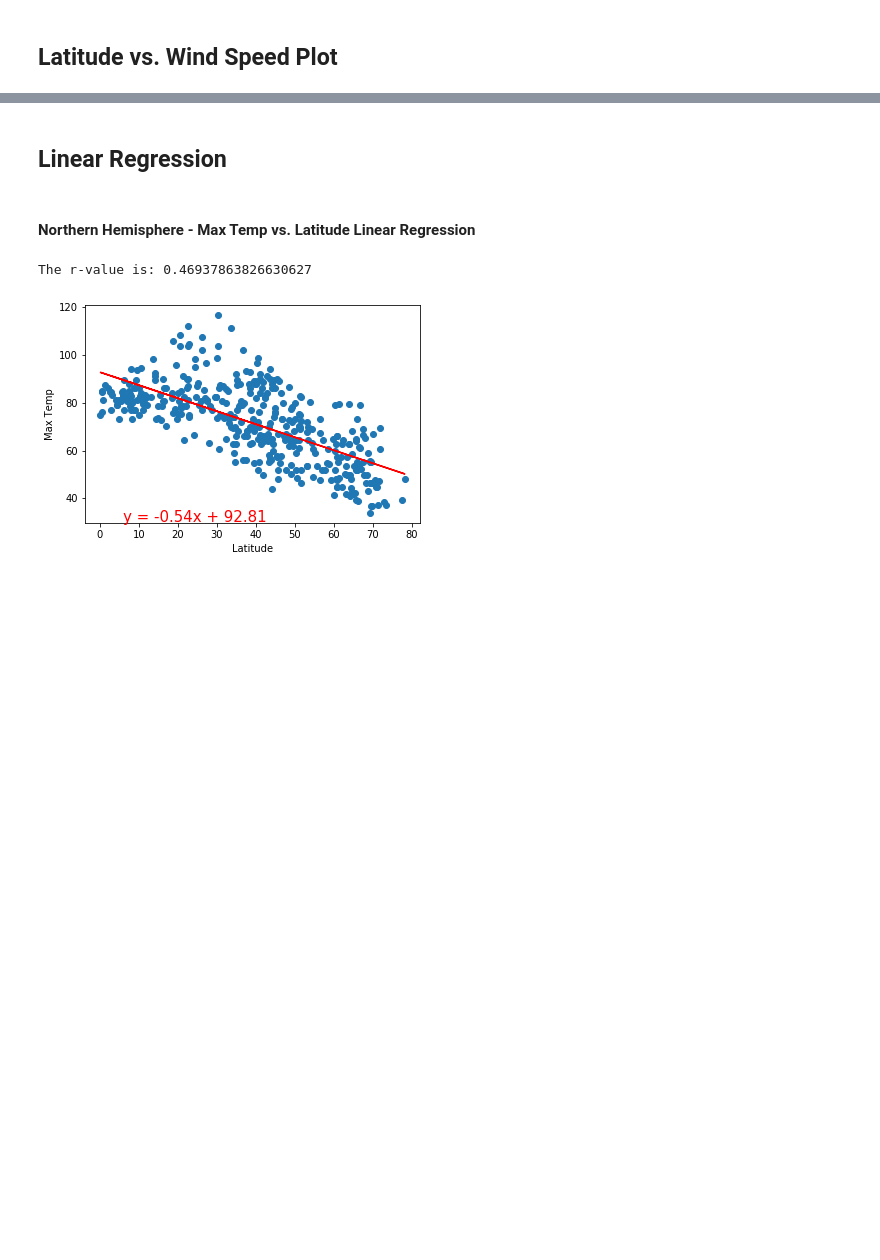
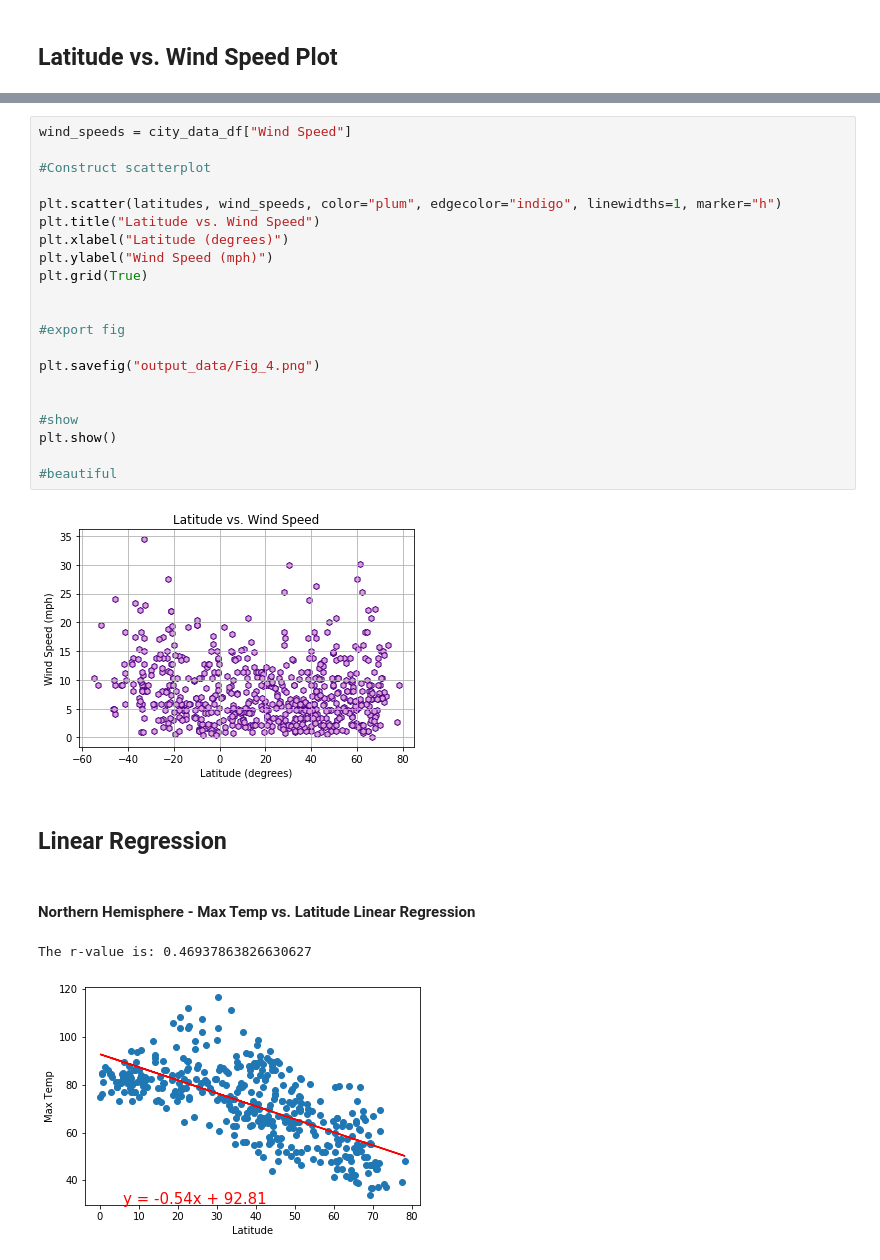
Before and after one commit to ptsaitta/python-api-challenge, a Jupyter notebook: WeatherPy.ipynb, the cells around one changed output, grey strips where cells are left out. Drawn from its saved outputs; the diff is of its cells as text; blank space fills up the shorter version.

```diff
--- a/WeatherPy.ipynb
+++ b/WeatherPy.ipynb
@@ -272,3 +309,26 @@ plt.show()
+# %%
+wind_speeds = city_data_df["Wind Speed"]
+
+#Construct scatterplot
+
+plt.scatter(latitudes, wind_speeds, color="plum", edgecolor="indigo", linewidths=1, marker="h")
+plt.title("Latitude vs. Wind Speed")
+plt.xlabel("Latitude (degrees)")
+plt.ylabel("Wind Speed (mph)")
+plt.grid(True)
+
+
+#export fig
+
+plt.savefig("output_data/Fig_4.png")
+
+
+#show
+plt.show()
+
+#beautiful
+# %% [output]
+[figure, added]
 # %% [markdown]
 ## Linear Regression
 # %% [markdown]
```
Also changed, not shown: parts of 5 cells of this notebook, 3 other files.
